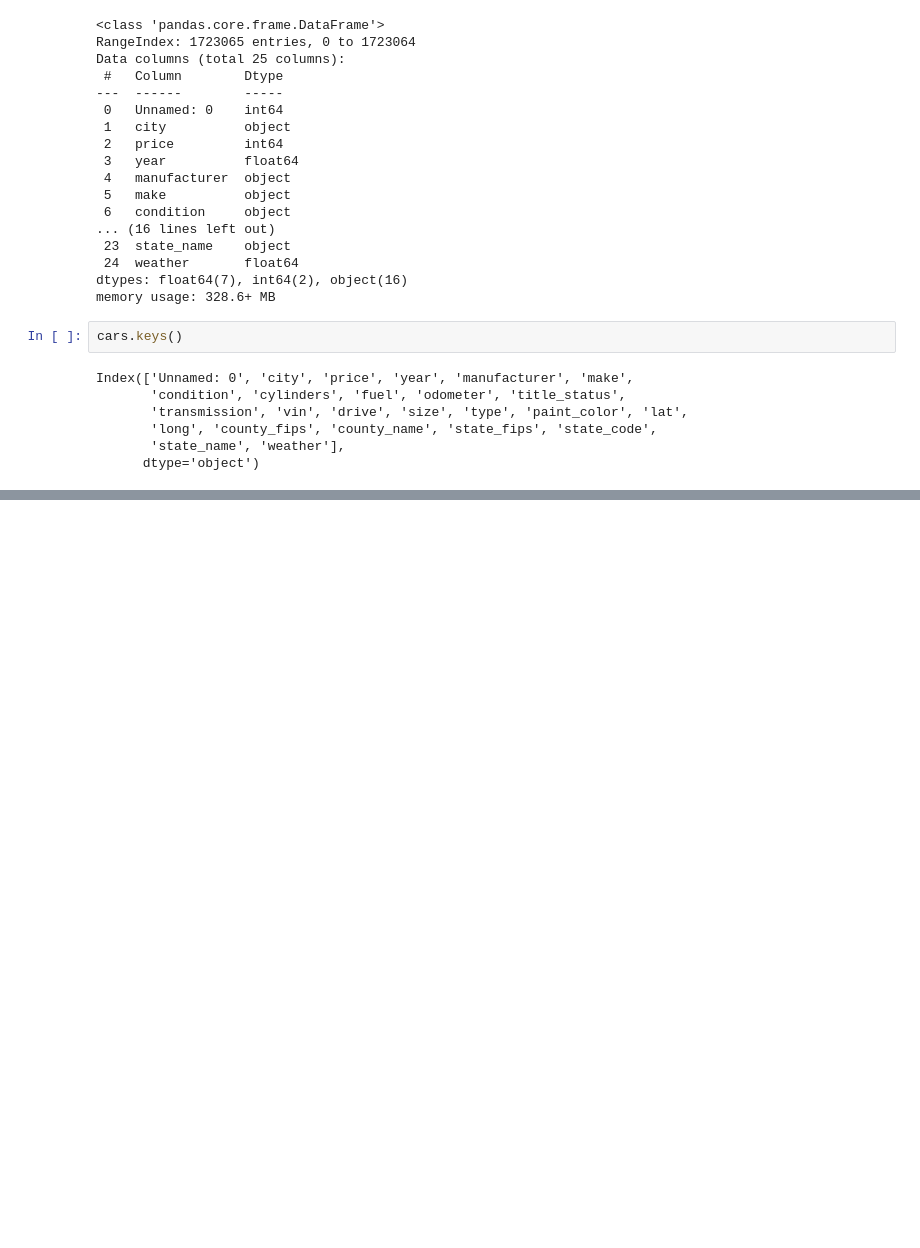
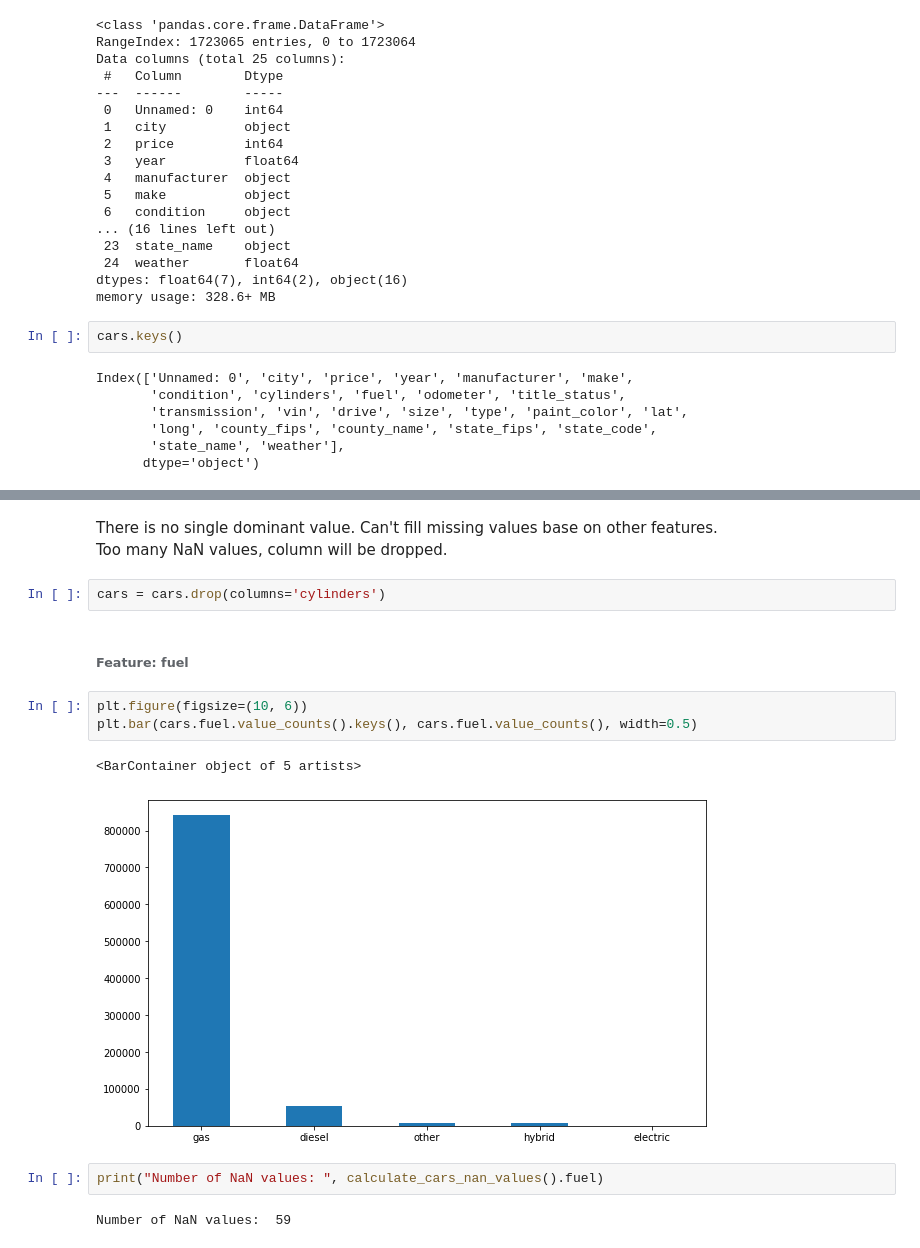
Before and after one commit to Michal-Pocztowski/Car-price-predictor, a Jupyter notebook: Cars.ipynb, the cells around one changed output, grey strips where cells are left out. Saved outputs shown, nothing was run; the diff lists cells and outputs as text; blank space fills up the shorter version.

```diff
--- a/Cars.ipynb
+++ b/Cars.ipynb
@@ -51,0 +288,17 @@ Index(['Unnamed: 0', 'city', 'price', 'year', 'manufacturer', 'make',
+# %% [markdown]
+There is no single dominant value. Can't fill missing values base on other features.<br>
+Too many NaN values, column will be dropped.
+# %%
+cars = cars.drop(columns='cylinders')
+# %% [markdown]
+###### Feature: fuel
+# %%
+plt.figure(figsize=(10, 6))
+plt.bar(cars.fuel.value_counts().keys(), cars.fuel.value_counts(), width=0.5)
+# %% [output]
+<BarContainer object of 5 artists>
+[figure, added]
+# %%
+print("Number of NaN values: ", calculate_cars_nan_values().fuel)
+# %% [output]
+Number of NaN values:  59
```
Also changed, not shown: parts of 78 cells of this notebook.
